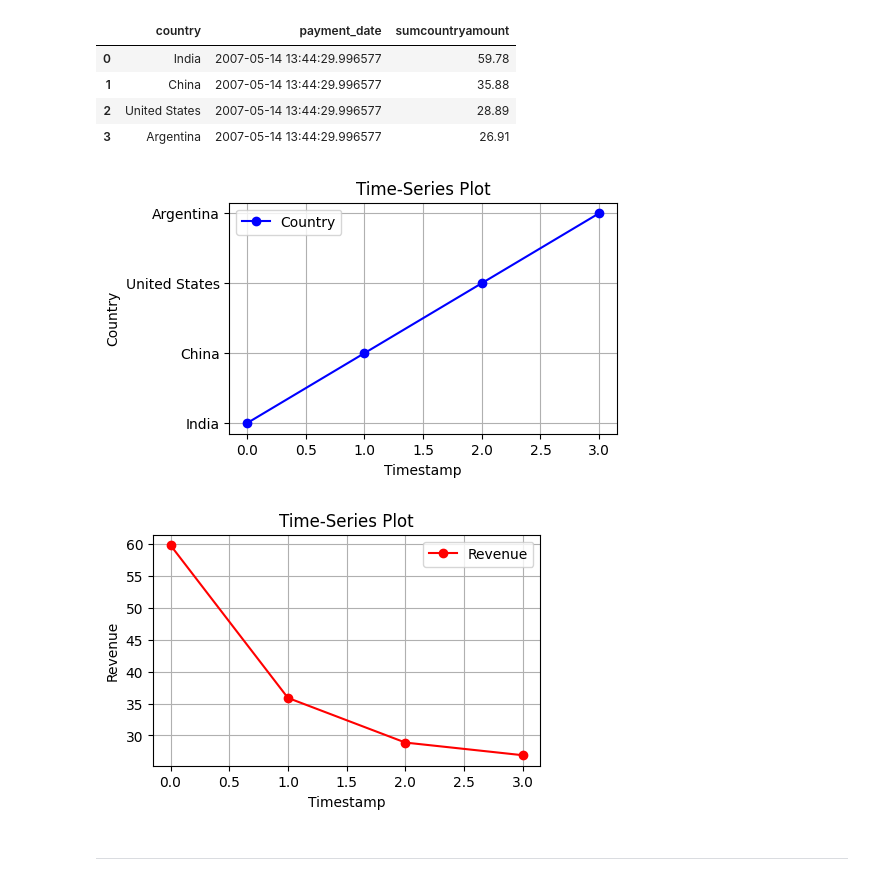
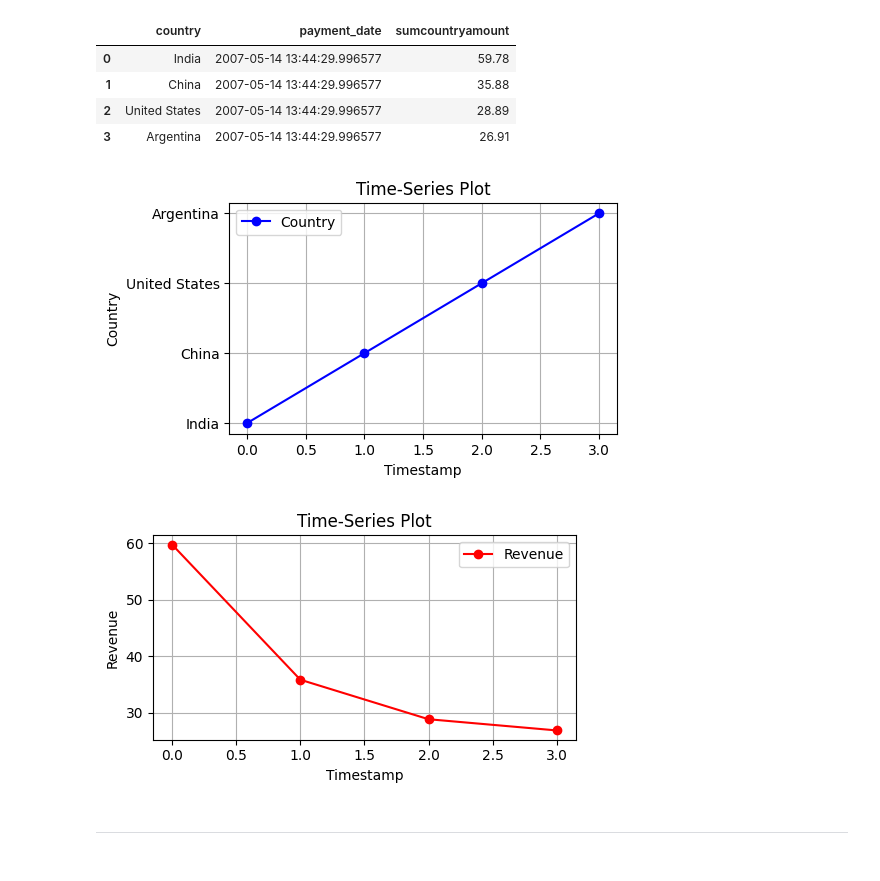
Before and after one commit to Rohan-Repo/CanTek-Python-Week, a Jupyter notebook: Python-SQL-Assg-3/CanTek-Py-Assg-3-Notebook.ipynb, the cells around one changed output. Saved outputs shown, nothing was run; the diff lists cells and outputs as text; code cells hidden in the pictures.

```diff
--- a/Python-SQL-Assg-3/CanTek-Py-Assg-3-Notebook.ipynb
+++ b/Python-SQL-Assg-3/CanTek-Py-Assg-3-Notebook.ipynb
@@ -78,34 +93,34 @@ df_country_revenue
 # %%
 plt.figure(figsize=(5, 3))
 
 # Plot Country Against Time
 plt.plot(df_country_revenue.index, df_country_revenue['country'], marker='o', linestyle='-', color='b', label='Country')
 
 # Customize the plot
 plt.title('Time-Series Plot')
 plt.xlabel('Timestamp')
 plt.ylabel('Country')
 plt.grid(True)
 plt.legend()
 
 plt.figure(figsize=(5, 3))  # Set the figure size
 
 # Plot Revenue Against Time
 plt.plot(df_country_revenue.index, df_country_revenue['sumcountryamount'], marker='o', linestyle='-', color='r', label='Revenue')
 
 # Customize the plot
 plt.title('Time-Series Plot')
 plt.xlabel('Timestamp')
 plt.ylabel('Revenue')
 plt.grid(True)
 plt.legend()
 
 # Display the plot
-#plt.tight_layout()
+plt.tight_layout()
 plt.show()
 # %% [output]
 [figure]
-[figure, old version]
+[figure, new version]
 # %% [markdown]
 ****
 # %% [markdown]
```
Also changed, not shown: parts of 30 cells of this notebook.
